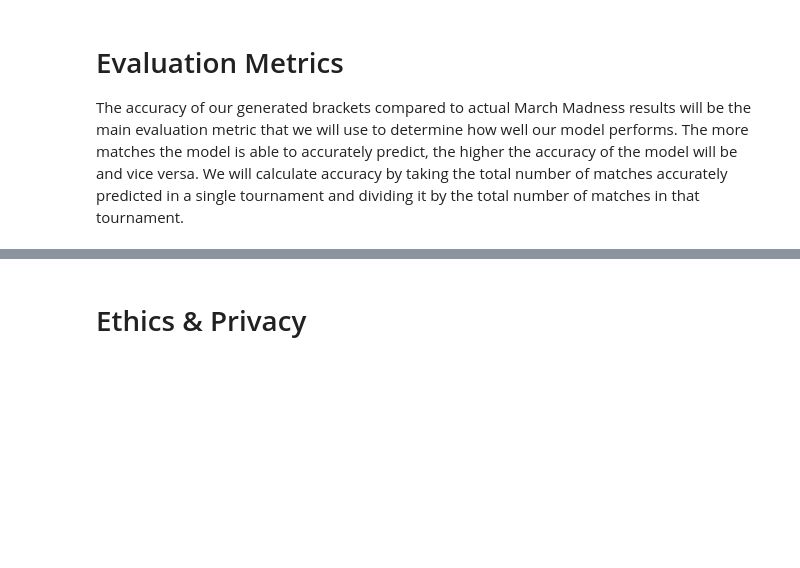
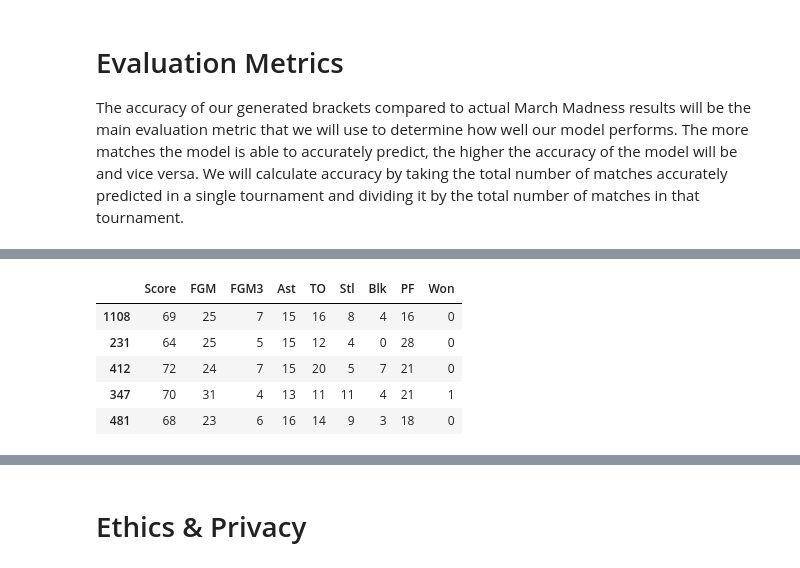
Before and after one commit to COGS118A/Group006-Sp22, a Jupyter notebook: Checkpoint_group006.ipynb, the cells around one changed output, grey strips where cells are left out. Drawn from its saved outputs; the diff is of its cells as text; code cells hidden in the pictures; blank space fills up the shorter version.

```diff
--- a/Checkpoint_group006.ipynb
+++ b/Checkpoint_group006.ipynb
@@ -377,0 +427,11 @@ clf = LogisticRegression(n_jobs = -1)
+# %%
+# shuffle dataframe
+df = df.sample(frac = 1)
+df.head()
+# %% [output]
+|  | Score | FGM | FGM3 | Ast | TO | Stl | Blk | PF | Won |
+| 1108 | 69 | 25 | 7 | 15 | 16 | 8 | 4 | 16 | 0 |
+| 231 | 64 | 25 | 5 | 15 | 12 | 4 | 0 | 28 | 0 |
+| 412 | 72 | 24 | 7 | 15 | 20 | 5 | 7 | 21 | 0 |
+| 347 | 70 | 31 | 4 | 13 | 11 | 11 | 4 | 21 | 1 |
+| 481 | 68 | 23 | 6 | 16 | 14 | 9 | 3 | 18 | 0 |
```
Also changed, not shown: parts of 20 cells of this notebook.
